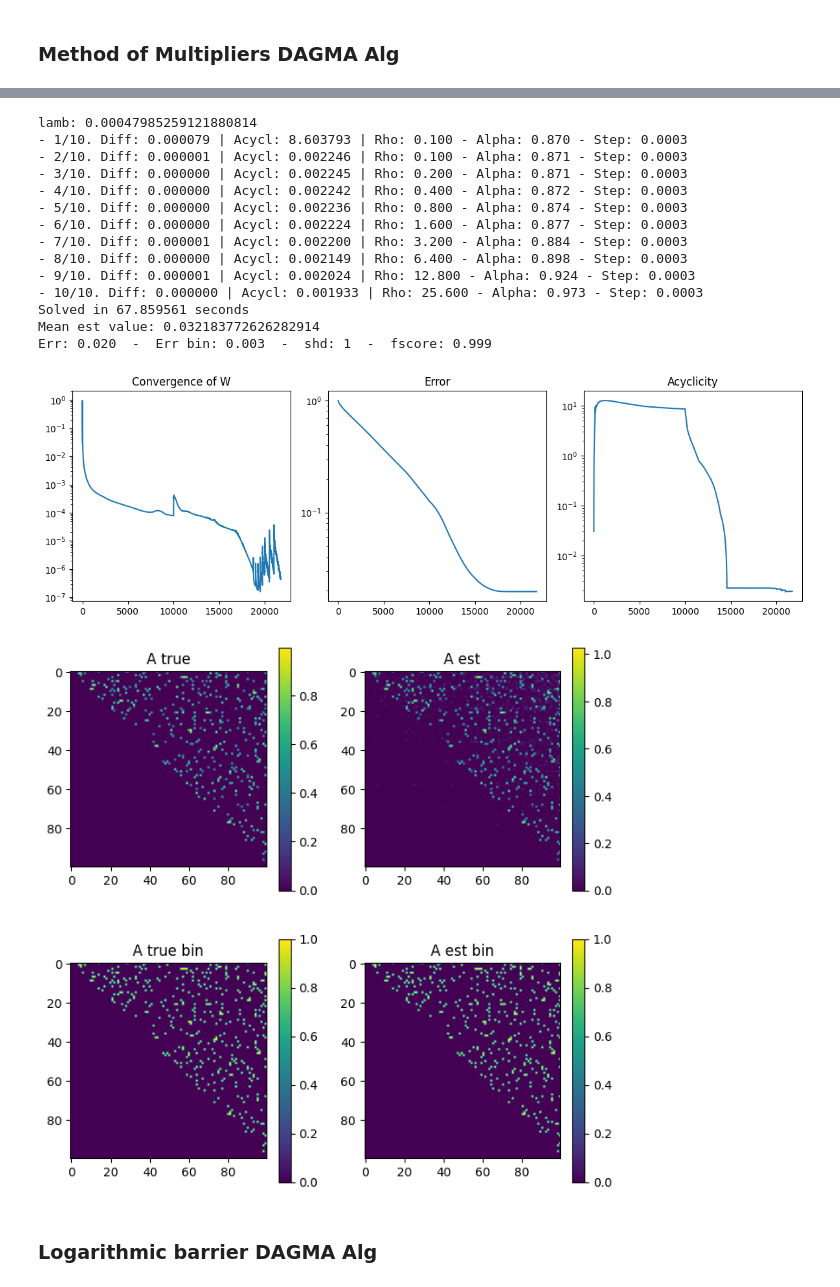
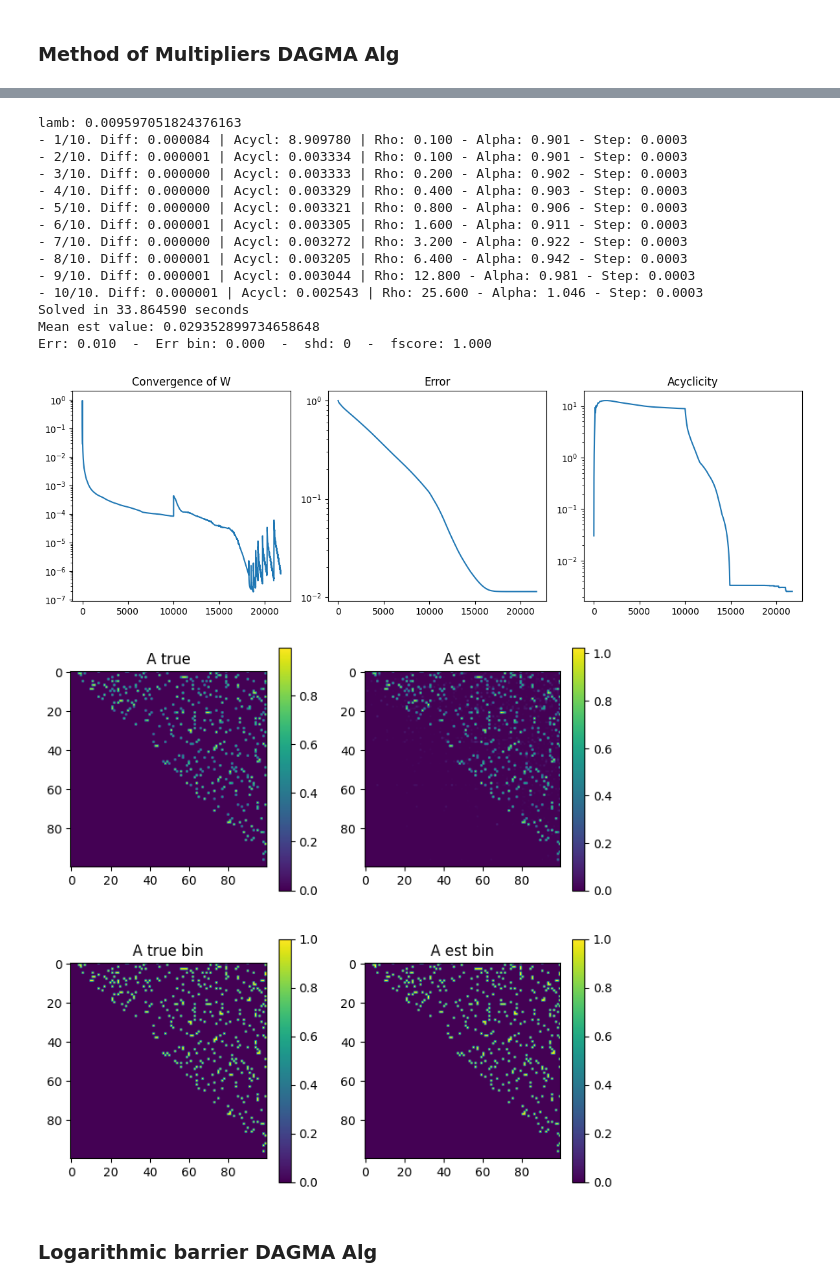
Before and after one commit to reysam93/cvx_dag_learning, a Jupyter notebook: preliminary_exp.ipynb, the cells around one changed output, grey strips where cells are left out. Drawn from its saved outputs; the diff is of its cells as text; code cells hidden in the pictures.

```diff
--- a/preliminary_exp.ipynb
+++ b/preliminary_exp.ipynb
@@ -305,41 +331,41 @@ Err: 0.020  -  Err bin: 0.003  -  shd: 1  -  fscore: 0.999
 # %%
 ## Second set of hyperparams N = 50
-lamb = get_lamb_value(N, M, 5e-3)
+lamb = get_lamb_value(N, M, 1e-1)
 args = {'stepsize': 3e-4, 'alpha_0': .01, 'rho_0': .05, 's': 1, 'lamb': lamb, 'iters_in': 10000,
             'iters_out': 10, 'tol': 1e-6, 'beta': 2, 'opt_type': 'adam', 'verb': True}
 
 # args = {'stepsize': 1e-4, 'alpha_0': .01, 'rho_0': .05, 's': 1, 'lamb': lamb, 'iters_in': 3000,
 #             'iters_out': 15, 'tol': 1e-6, 'beta': 2, 'opt_type': 'adam', 'verb': True}
 
 print('lamb:', lamb)
 
 t_i = time.time()
 model = MetMulDagma()
 A_est = model.fit(X, **args, track_seq=True)
 t_solved = time.time() - t_i
 print(f'Solved in {t_solved:3f} seconds')
 
 # Plot description
 thr = .2
 print('Mean est value:', A_est.mean())
 plot_convergence(model, A)
 plot_result(A, A_est, thr)
 # %% [output]
-lamb: 0.00047985259121880814
-- 1/10. Diff: 0.000079 | Acycl: 8.603793 | Rho: 0.100 - Alpha: 0.870 - Step: 0.0003
-- 2/10. Diff: 0.000001 | Acycl: 0.002246 | Rho: 0.100 - Alpha: 0.871 - Step: 0.0003
-- 3/10. Diff: 0.000000 | Acycl: 0.002245 | Rho: 0.200 - Alpha: 0.871 - Step: 0.0003
-- 4/10. Diff: 0.000000 | Acycl: 0.002242 | Rho: 0.400 - Alpha: 0.872 - Step: 0.0003
-- 5/10. Diff: 0.000000 | Acycl: 0.002236 | Rho: 0.800 - Alpha: 0.874 - Step: 0.0003
-- 6/10. Diff: 0.000000 | Acycl: 0.002224 | Rho: 1.600 - Alpha: 0.877 - Step: 0.0003
-- 7/10. Diff: 0.000001 | Acycl: 0.002200 | Rho: 3.200 - Alpha: 0.884 - Step: 0.0003
-- 8/10. Diff: 0.000000 | Acycl: 0.002149 | Rho: 6.400 - Alpha: 0.898 - Step: 0.0003
-- 9/10. Diff: 0.000001 | Acycl: 0.002024 | Rho: 12.800 - Alpha: 0.924 - Step: 0.0003
-- 10/10. Diff: 0.000000 | Acycl: 0.001933 | Rho: 25.600 - Alpha: 0.973 - Step: 0.0003
-Solved in 67.859561 seconds
-Mean est value: 0.032183772626282914
-Err: 0.020  -  Err bin: 0.003  -  shd: 1  -  fscore: 0.999
+lamb: 0.009597051824376163
+- 1/10. Diff: 0.000084 | Acycl: 8.909780 | Rho: 0.100 - Alpha: 0.901 - Step: 0.0003
+- 2/10. Diff: 0.000001 | Acycl: 0.003334 | Rho: 0.100 - Alpha: 0.901 - Step: 0.0003
+- 3/10. Diff: 0.000000 | Acycl: 0.003333 | Rho: 0.200 - Alpha: 0.902 - Step: 0.0003
+- 4/10. Diff: 0.000000 | Acycl: 0.003329 | Rho: 0.400 - Alpha: 0.903 - Step: 0.0003
+- 5/10. Diff: 0.000000 | Acycl: 0.003321 | Rho: 0.800 - Alpha: 0.906 - Step: 0.0003
+- 6/10. Diff: 0.000001 | Acycl: 0.003305 | Rho: 1.600 - Alpha: 0.911 - Step: 0.0003
+- 7/10. Diff: 0.000000 | Acycl: 0.003272 | Rho: 3.200 - Alpha: 0.922 - Step: 0.0003
+- 8/10. Diff: 0.000001 | Acycl: 0.003205 | Rho: 6.400 - Alpha: 0.942 - Step: 0.0003
+- 9/10. Diff: 0.000001 | Acycl: 0.003044 | Rho: 12.800 - Alpha: 0.981 - Step: 0.0003
+- 10/10. Diff: 0.000001 | Acycl: 0.002543 | Rho: 25.600 - Alpha: 1.046 - Step: 0.0003
+Solved in 33.864590 seconds
+Mean est value: 0.029352899734658648
+Err: 0.010  -  Err bin: 0.000  -  shd: 0  -  fscore: 1.000
-[figure, old version]
+[figure, new version]
 [figure]
 # %% [markdown]
 ### Logarithmic barrier DAGMA Alg
```
Also changed, not shown: parts of 14 cells of this notebook, 5 other files.
